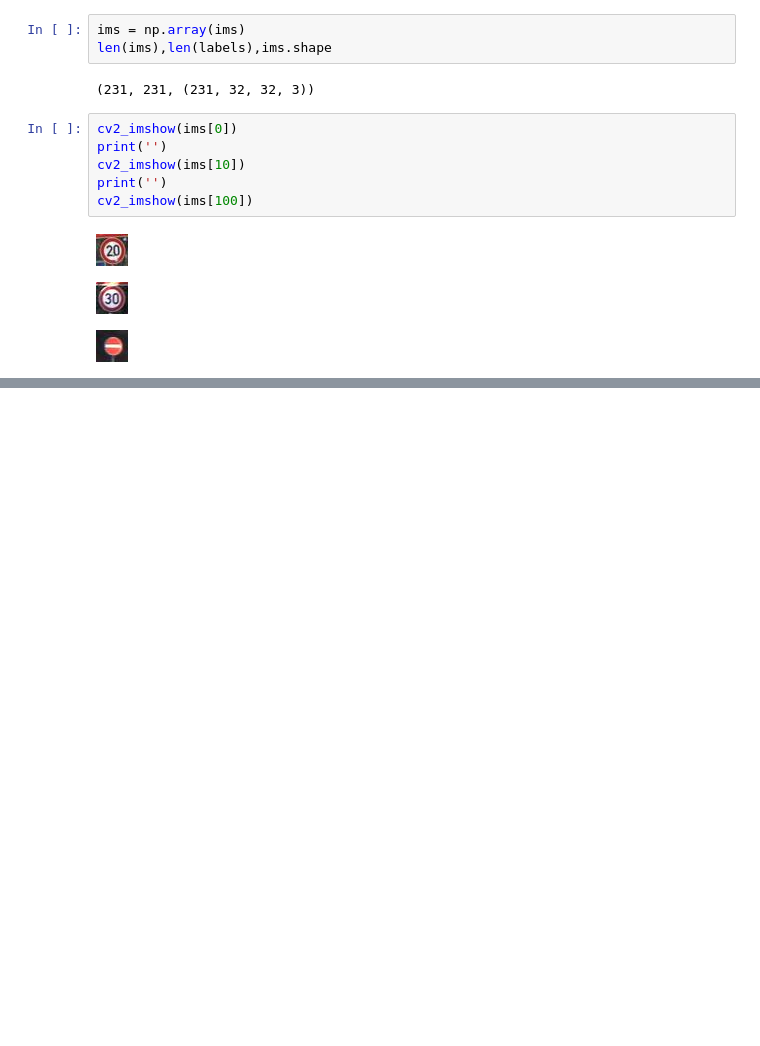
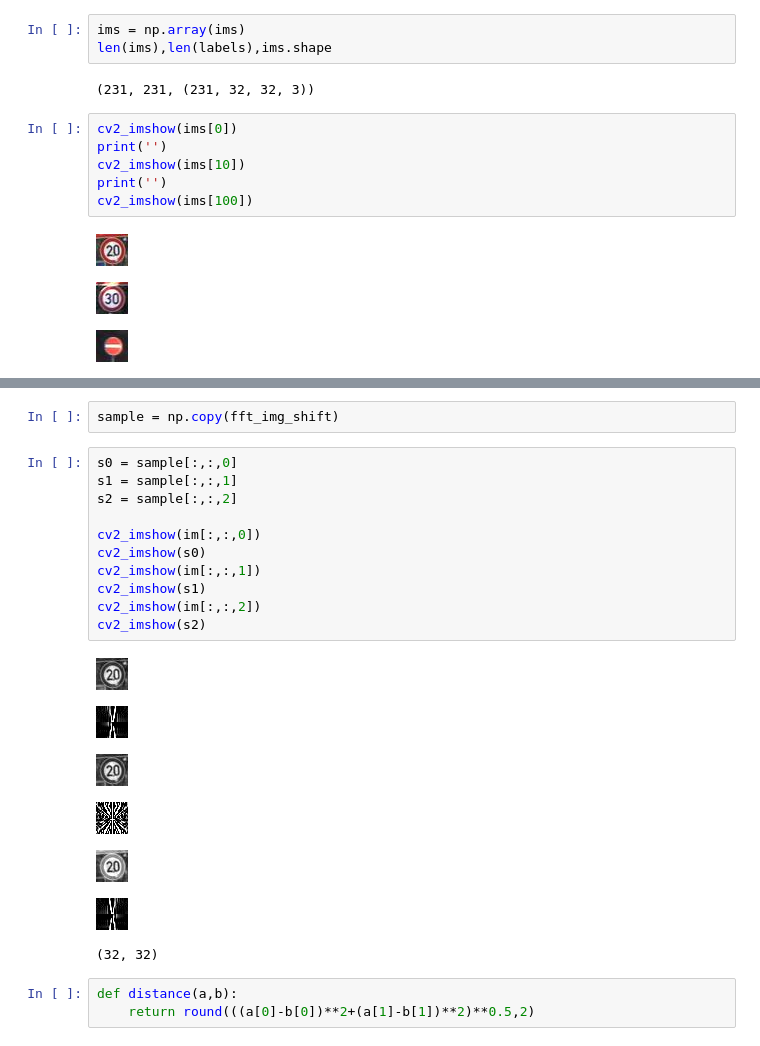
Before and after one commit to aSafarpoor/Traffic-Sign-Detection-DIPFinalProject-, a Jupyter notebook: dip_project_phase0.ipynb, the cells around one changed output, grey strips where cells are left out. Drawn from its saved outputs; the diff is of its cells as text; blank space fills up the shorter version.

```diff
--- a/dip_project_phase0.ipynb
+++ b/dip_project_phase0.ipynb
@@ -85,0 +105,24 @@ cv2_imshow(ims[100])
+# %%
+sample = np.copy(fft_img_shift)
+# %%
+s0 = sample[:,:,0]
+s1 = sample[:,:,1]
+s2 = sample[:,:,2]
+
+cv2_imshow(im[:,:,0])
+cv2_imshow(s0)
+cv2_imshow(im[:,:,1])
+cv2_imshow(s1)
+cv2_imshow(im[:,:,2])
+cv2_imshow(s2)
+# %% [output]
+[figure, added]
+[figure, added]
+[figure, added]
+[figure, added]
+[figure, added]
+[figure, added]
+(32, 32)
+# %%
+def distance(a,b):
+    return round(((a[0]-b[0])**2+(a[1]-b[1])**2)**0.5,2)
```
Also changed, not shown: parts of 10 cells of this notebook.
